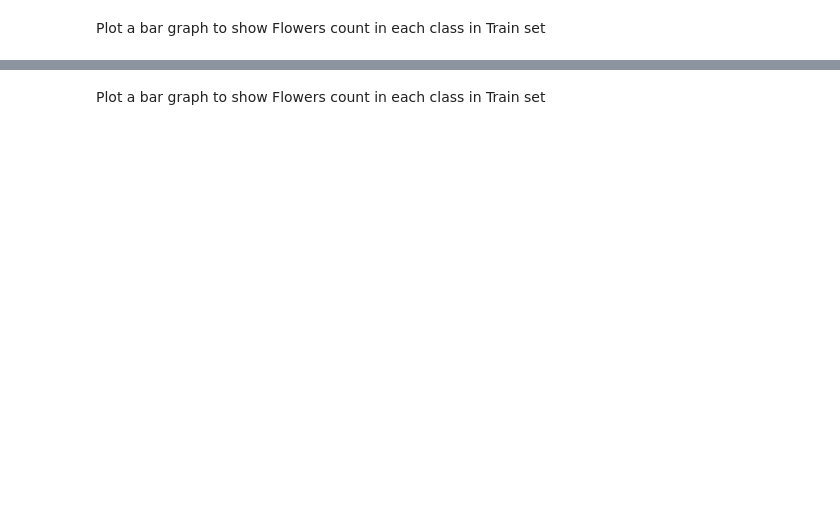
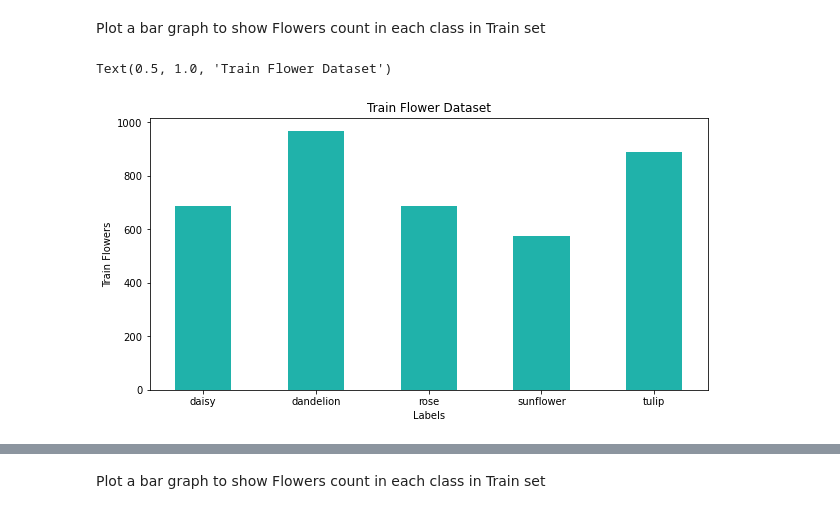
Before and after one commit to AishwaryaKalmangi/Flower-Recognition, a Jupyter notebook: Flower-Recognition-1.ipynb, the cells around one changed output, grey strips where cells are left out. Cells and saved outputs as stored; diff of their text form; code cells hidden in the pictures; blank space fills up the shorter version.

Commit message:
Add files via upload
Changes made to plot bar graph for accuracy

```diff
--- a/Flower-Recognition-1.ipynb
+++ b/Flower-Recognition-1.ipynb
@@ -75,12 +82,15 @@ Plot a bar graph to show Flowers count in each class in Train set
 # %%
 flower_class = list(flower_class_train_count.keys())
 values = list(flower_class_train_count.values())
 fig = plt.figure(figsize = (10, 5))
 #  Bar plot
-plt.bar(flower_class, values, color ='blue',
+plt.bar(flower_class, values, color ='lightseagreen',
         width = 0.5)
 plt.xlabel("Labels")
 plt.ylabel("Train Flowers")
 plt.title("Train Flower Dataset")
+# %% [output]
+Text(0.5, 1.0, 'Train Flower Dataset')
+[figure, added]
 # %%
 flower_class_test_count
```
Also changed, not shown: parts of 9 cells of this notebook.
